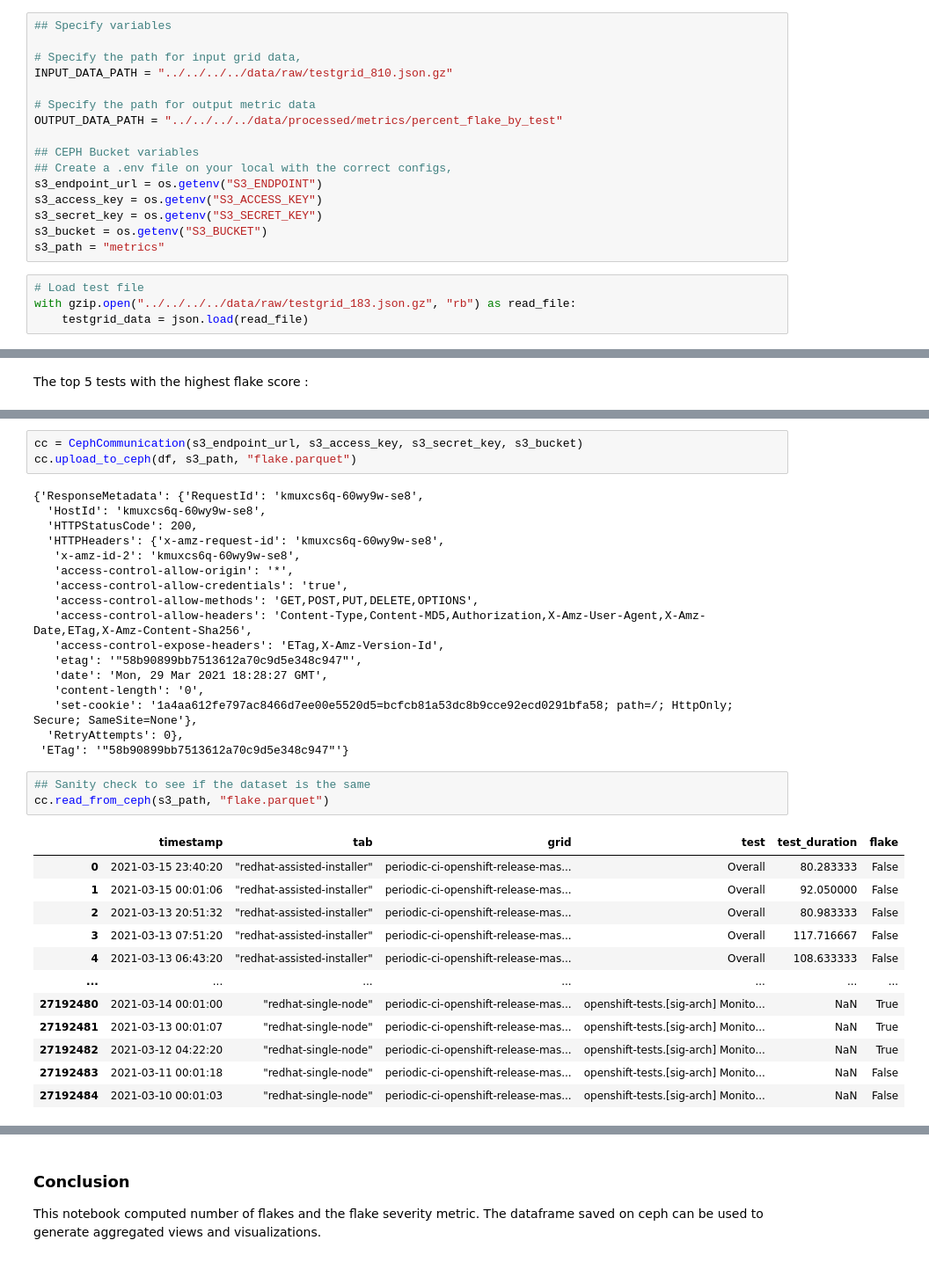
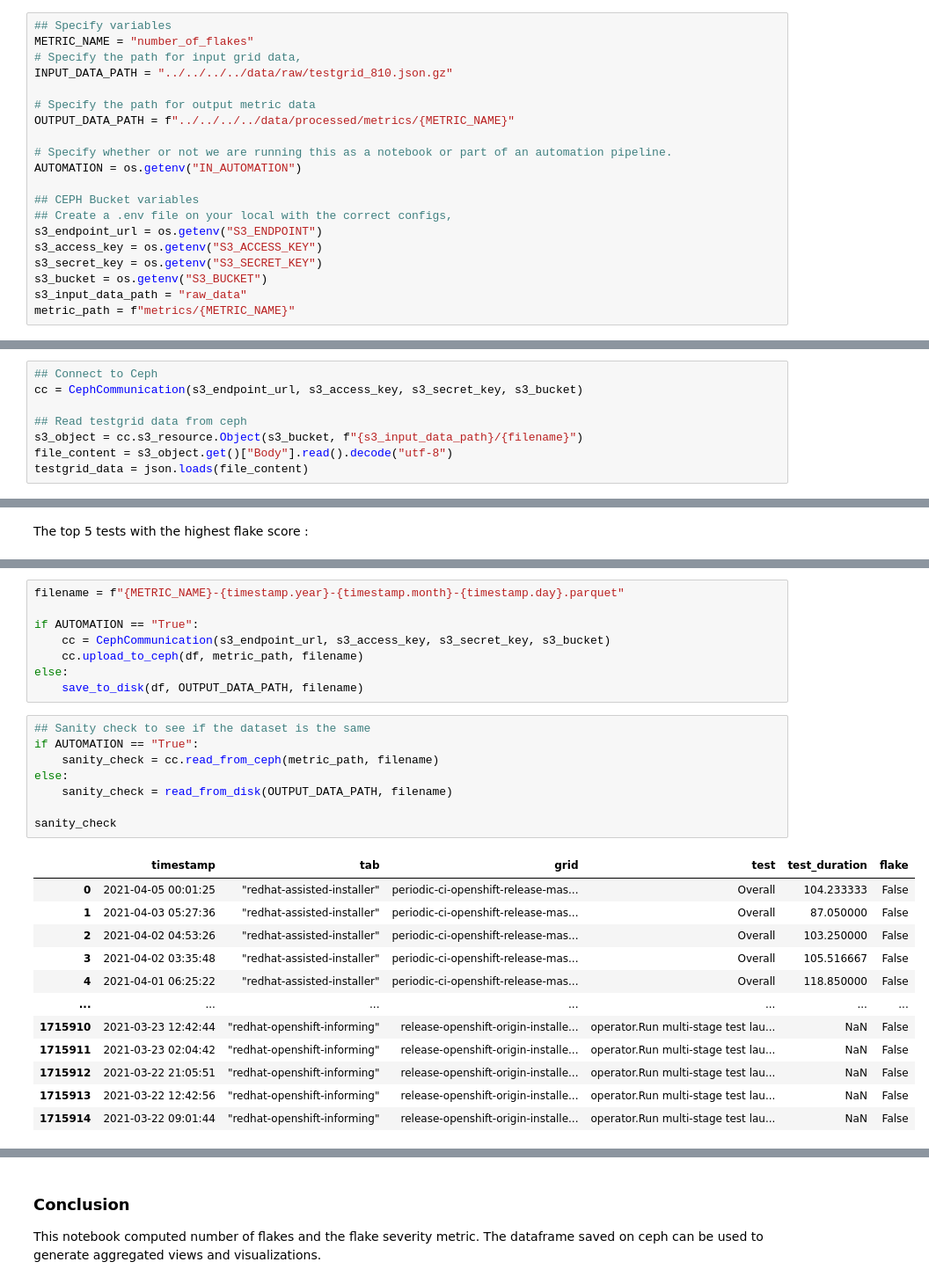
Before and after one commit to aicoe-aiops/ocp-ci-analysis, a Jupyter notebook: notebooks/data-sources/TestGrid/metrics/number_of_flakes.ipynb, the cells around one changed output, grey strips where cells are left out. Shown at 88% size. Cells and saved outputs as stored; diff of their text form.

```diff
--- a/notebooks/data-sources/TestGrid/metrics/number_of_flakes.ipynb
+++ b/notebooks/data-sources/TestGrid/metrics/number_of_flakes.ipynb
@@ -27,12 +28,15 @@ load_dotenv(find_dotenv())
 True
 # %%
 ## Specify variables
-
+METRIC_NAME = "number_of_flakes"
 # Specify the path for input grid data,
 INPUT_DATA_PATH = "../../../../data/raw/testgrid_810.json.gz"
 
 # Specify the path for output metric data
-OUTPUT_DATA_PATH = "../../../../data/processed/metrics/percent_flake_by_test"
+OUTPUT_DATA_PATH = f"../../../../data/processed/metrics/{METRIC_NAME}"
+
+# Specify whether or not we are running this as a notebook or part of an automation pipeline.
+AUTOMATION = os.getenv("IN_AUTOMATION")
 
 ## CEPH Bucket variables
 ## Create a .env file on your local with the correct configs,
@@ -40,8 +44,5 @@ s3_endpoint_url = os.getenv("S3_ENDPOINT")
 s3_access_key = os.getenv("S3_ACCESS_KEY")
 s3_secret_key = os.getenv("S3_SECRET_KEY")
 s3_bucket = os.getenv("S3_BUCKET")
-s3_path = "metrics"
+s3_input_data_path = "raw_data"
+metric_path = f"metrics/{METRIC_NAME}"
-# %%
-# Load test file
-with gzip.open("../../../../data/raw/testgrid_183.json.gz", "rb") as read_file:
-    testgrid_data = json.load(read_file)
@@ -48,3 +53,11 @@ with gzip.open("../../../../data/raw/testgrid_183.json.gz", "rb") as read_file:
+# %%
+## Connect to Ceph
+cc = CephCommunication(s3_endpoint_url, s3_access_key, s3_secret_key, s3_bucket)
+
+## Read testgrid data from ceph
+s3_object = cc.s3_resource.Object(s3_bucket, f"{s3_input_data_path}/{filename}")
+file_content = s3_object.get()["Body"].read().decode("utf-8")
+testgrid_data = json.loads(file_content)
 # %% [markdown]
 ## Calculation
 - In this section, we calculate the metric values from the data.
@@ -144,36 +157,29 @@ df.flake.sum() / df.flake.count()
-# %%
-cc = CephCommunication(s3_endpoint_url, s3_access_key, s3_secret_key, s3_bucket)
-cc.upload_to_ceph(df, s3_path, "flake.parquet")
-# %% [output]
-{'ResponseMetadata': {'RequestId': 'kmuxcs6q-60wy9w-se8',
-  'HostId': 'kmuxcs6q-60wy9w-se8',
-  'HTTPStatusCode': 200,
-  'HTTPHeaders': {'x-amz-request-id': 'kmuxcs6q-60wy9w-se8',
-   'x-amz-id-2': 'kmuxcs6q-60wy9w-se8',
-   'access-control-allow-origin': '*',
-   'access-control-allow-credentials': 'true',
-   'access-control-allow-methods': 'GET,POST,PUT,DELETE,OPTIONS',
-   'access-control-allow-headers': 'Content-Type,Content-MD5,Authorization,X-Amz-User-Agent,X-Amz-Date,ETag,X-Amz-Content-Sha256',
-   'access-control-expose-headers': 'ETag,X-Amz-Version-Id',
-   'etag': '"58b90899bb7513612a70c9d5e348c947"',
-   'date': 'Mon, 29 Mar 2021 18:28:27 GMT',
-   'content-length': '0',
-   'set-cookie': '1a4aa612fe797ac8466d7ee00e5520d5=bcfcb81a53dc8b9cce92ecd0291bfa58; path=/; HttpOnly; Secure; SameSite=None'},
-  'RetryAttempts': 0},
- 'ETag': '"58b90899bb7513612a70c9d5e348c947"'}
+# %%
+filename = f"{METRIC_NAME}-{timestamp.year}-{timestamp.month}-{timestamp.day}.parquet"
+
+if AUTOMATION == "True":
+    cc = CephCommunication(s3_endpoint_url, s3_access_key, s3_secret_key, s3_bucket)
+    cc.upload_to_ceph(df, metric_path, filename)
+else:
+    save_to_disk(df, OUTPUT_DATA_PATH, filename)
 # %%
 ## Sanity check to see if the dataset is the same
-cc.read_from_ceph(s3_path, "flake.parquet")
+if AUTOMATION == "True":
+    sanity_check = cc.read_from_ceph(metric_path, filename)
+else:
+    sanity_check = read_from_disk(OUTPUT_DATA_PATH, filename)
+
+sanity_check
 # %% [output]
 |  | timestamp | tab | grid | test | test_duration | flake |
-| 0 | 2021-03-15 23:40:20 | "redhat-assisted-installer" | periodic-ci-openshift-release-mas... | Overall | 80.283333 | False |
-| 1 | 2021-03-15 00:01:06 | "redhat-assisted-installer" | periodic-ci-openshift-release-mas... | Overall | 92.050000 | False |
-| 2 | 2021-03-13 20:51:32 | "redhat-assisted-installer" | periodic-ci-openshift-release-mas... | Overall | 80.983333 | False |
-| 3 | 2021-03-13 07:51:20 | "redhat-assisted-installer" | periodic-ci-openshift-release-mas... | Overall | 117.716667 | False |
-| 4 | 2021-03-13 06:43:20 | "redhat-assisted-installer" | periodic-ci-openshift-release-mas... | Overall | 108.633333 | False |
+| 0 | 2021-04-05 00:01:25 | "redhat-assisted-installer" | periodic-ci-openshift-release-mas... | Overall | 104.233333 | False |
+| 1 | 2021-04-03 05:27:36 | "redhat-assisted-installer" | periodic-ci-openshift-release-mas... | Overall | 87.050000 | False |
+| 2 | 2021-04-02 04:53:26 | "redhat-assisted-installer" | periodic-ci-openshift-release-mas... | Overall | 103.250000 | False |
+| 3 | 2021-04-02 03:35:48 | "redhat-assisted-installer" | periodic-ci-openshift-release-mas... | Overall | 105.516667 | False |
+| 4 | 2021-04-01 06:25:22 | "redhat-assisted-installer" | periodic-ci-openshift-release-mas... | Overall | 118.850000 | False |
 | ... | ... | ... | ... | ... | ... | ... |
-| 27192480 | 2021-03-14 00:01:00 | "redhat-single-node" | periodic-ci-openshift-release-mas... | openshift-tests.[sig-arch] Monito... | NaN | True |
-| 27192481 | 2021-03-13 00:01:07 | "redhat-single-node" | periodic-ci-openshift-release-mas... | openshift-tests.[sig-arch] Monito... | NaN | True |
-| 27192482 | 2021-03-12 04:22:20 | "redhat-single-node" | periodic-ci-openshift-release-mas... | openshift-tests.[sig-arch] Monito... | NaN | True |
-| 27192483 | 2021-03-11 00:01:18 | "redhat-single-node" | periodic-ci-openshift-release-mas... | openshift-tests.[sig-arch] Monito... | NaN | False |
-| 27192484 | 2021-03-10 00:01:03 | "redhat-single-node" | periodic-ci-openshift-release-mas... | openshift-tests.[sig-arch] Monito... | NaN | False |
+| 1715910 | 2021-03-23 12:42:44 | "redhat-openshift-informing" | release-openshift-origin-installe... | operator.Run multi-stage test lau... | NaN | False |
+| 1715911 | 2021-03-23 02:04:42 | "redhat-openshift-informing" | release-openshift-origin-installe... | operator.Run multi-stage test lau... | NaN | False |
+| 1715912 | 2021-03-22 21:05:51 | "redhat-openshift-informing" | release-openshift-origin-installe... | operator.Run multi-stage test lau... | NaN | False |
+| 1715913 | 2021-03-22 12:42:56 | "redhat-openshift-informing" | release-openshift-origin-installe... | operator.Run multi-stage test lau... | NaN | False |
+| 1715914 | 2021-03-22 09:01:44 | "redhat-openshift-informing" | release-openshift-origin-installe... | operator.Run multi-stage test lau... | NaN | False |
```
Also changed, not shown: parts of 14 cells of this notebook, 2 other files.
